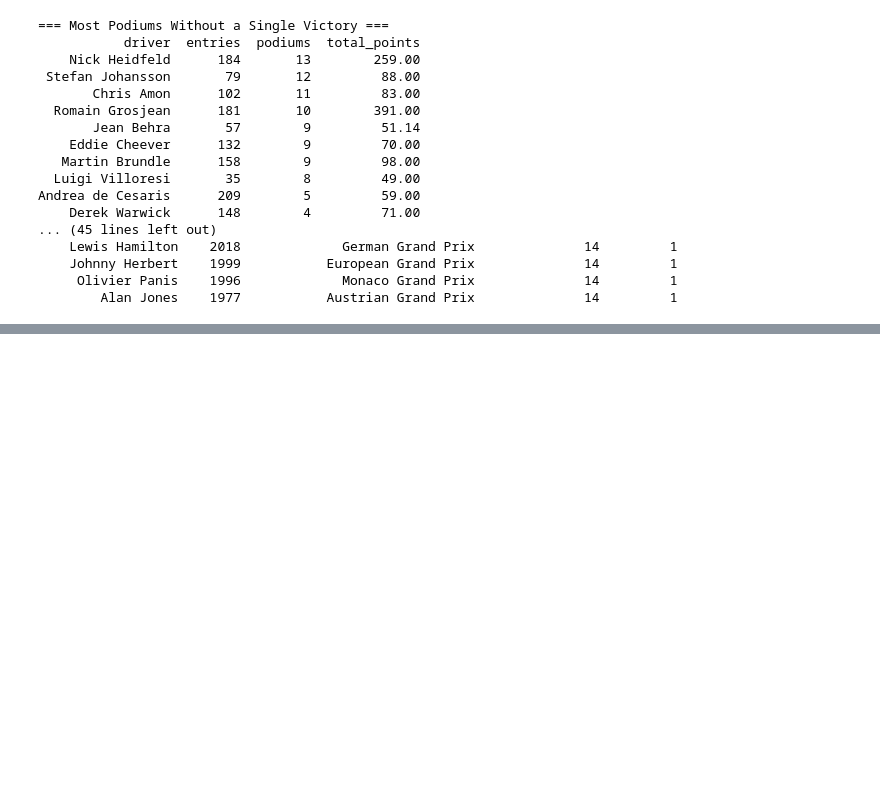
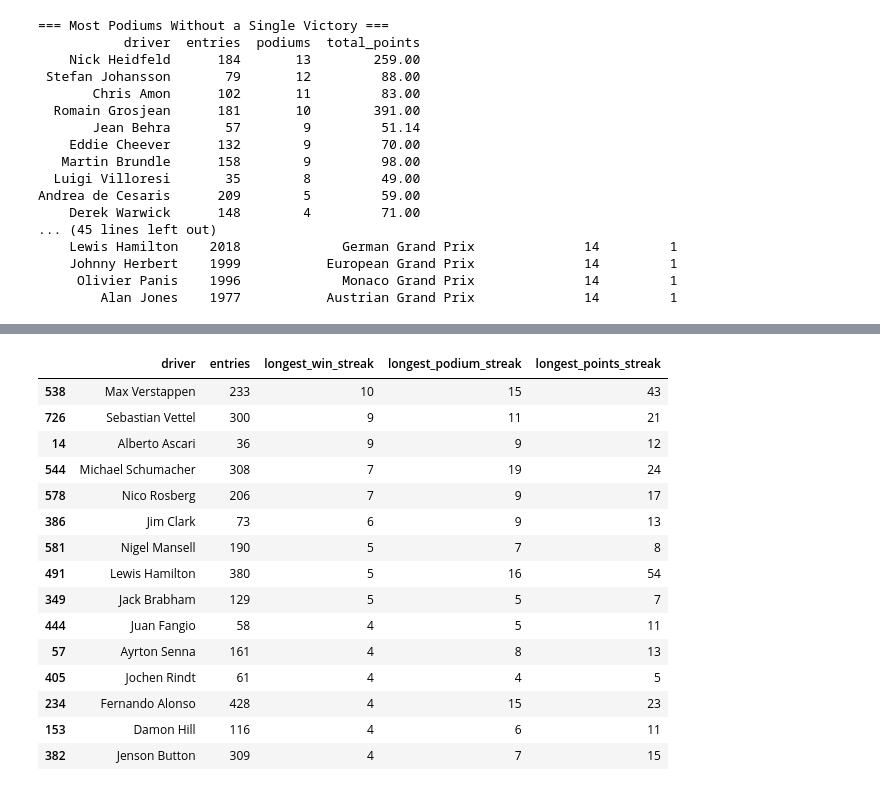
Before and after one commit to MamadouLamineDiamban/f1_data_engine, a Jupyter notebook: notebooks/f1_statistical_analysis.ipynb, the cells around one changed output, grey strips where cells are left out. Saved outputs shown, nothing was run; the diff lists cells and outputs as text; code cells hidden in the pictures; blank space fills up the shorter version.

```diff
--- a/notebooks/f1_statistical_analysis.ipynb
+++ b/notebooks/f1_statistical_analysis.ipynb
@@ -845,0 +850,88 @@ Andrea de Cesaris      209        5         59.00
+# %%
+
+# Sort chronologically
+df_sorted = df.sort_values(['driver_fullname', 'date']).copy()
+
+def longest_streak(series):
+    # Compute the longest consecutive True run in a boolean series
+    max_streak = streak = 0
+    for val in series:
+        if val:
+            streak += 1
+            max_streak = max(max_streak, streak)
+        else:
+            streak = 0
+    return max_streak
+
+# Win streaks
+win_streaks = df_sorted.groupby('driver_fullname')['is_win'].apply(longest_streak).reset_index()
+win_streaks.columns = ['driver', 'longest_win_streak']
+
+# Podium streaks
+pod_streaks = df_sorted.groupby('driver_fullname')['on_podium'].apply(longest_streak).reset_index()
+pod_streaks.columns = ['driver', 'longest_podium_streak']
+
+# Points streaks (top-10)
+pts_streaks = df_sorted.groupby('driver_fullname')['in_points'].apply(longest_streak).reset_index()
+pts_streaks.columns = ['driver', 'longest_points_streak']
+
+# Merge
+all_streaks = win_streaks.merge(pod_streaks, on='driver').merge(pts_streaks, on='driver')
+all_streaks = all_streaks.merge(drv[['driver', 'entries']], on='driver')
+
+# Chart 11a — Longest win streaks
+fig = px.bar(
+    all_streaks.sort_values('longest_win_streak', ascending=False).head(15).sort_values('longest_win_streak'),
+    x='longest_win_streak', y='driver', orientation='h',
+    color='longest_win_streak', color_continuous_scale='Reds',
+    title='Longest Consecutive Win Streaks',
+    labels={'longest_win_streak': 'Consecutive Wins', 'driver': ''}
+)
+fig.update_coloraxes(showscale=False)
+fig.update_layout(height=500)
+fig.show()
+
+# Chart 11b — Longest podium streaks
+fig = px.bar(
+    all_streaks.sort_values('longest_podium_streak', ascending=False).head(15).sort_values('longest_podium_streak'),
+    x='longest_podium_streak', y='driver', orientation='h',
+    color='longest_podium_streak', color_continuous_scale='RdYlGn',
+    title='Longest Consecutive Podium Streaks',
+    labels={'longest_podium_streak': 'Consecutive Podiums', 'driver': ''}
+)
+fig.update_coloraxes(showscale=False)
+fig.update_layout(height=500)
+fig.show()
+
+# Chart 11c — Longest points streaks (top-10 finishes)
+fig = px.bar(
+    all_streaks.sort_values('longest_points_streak', ascending=False).head(15).sort_values('longest_points_streak'),
+    x='longest_points_streak', y='driver', orientation='h',
+    color='longest_points_streak', color_continuous_scale='Blues',
+    title='Longest Consecutive Points Finish Streaks (Top-10)',
+    labels={'longest_points_streak': 'Consecutive Points Finishes', 'driver': ''}
+)
+fig.update_coloraxes(showscale=False)
+fig.update_layout(height=500)
+fig.show()
+
+all_streaks.sort_values('longest_win_streak', ascending=False).head(15)[
+    ['driver', 'entries', 'longest_win_streak', 'longest_podium_streak', 'longest_points_streak']
+]
+# %% [output]
+|  | driver | entries | longest_win_streak | longest_podium_streak | longest_points_streak |
+| 538 | Max Verstappen | 233 | 10 | 15 | 43 |
+| 726 | Sebastian Vettel | 300 | 9 | 11 | 21 |
+| 14 | Alberto Ascari | 36 | 9 | 9 | 12 |
+| 544 | Michael Schumacher | 308 | 7 | 19 | 24 |
+| 578 | Nico Rosberg | 206 | 7 | 9 | 17 |
+| 386 | Jim Clark | 73 | 6 | 9 | 13 |
+| 581 | Nigel Mansell | 190 | 5 | 7 | 8 |
+| 491 | Lewis Hamilton | 380 | 5 | 16 | 54 |
+| 349 | Jack Brabham | 129 | 5 | 5 | 7 |
+| 444 | Juan Fangio | 58 | 4 | 5 | 11 |
+| 57 | Ayrton Senna | 161 | 4 | 8 | 13 |
+| 405 | Jochen Rindt | 61 | 4 | 4 | 5 |
+| 234 | Fernando Alonso | 428 | 4 | 15 | 23 |
+| 153 | Damon Hill | 116 | 4 | 6 | 11 |
+| 382 | Jenson Button | 309 | 4 | 7 | 15 |
```
Also changed, not shown: parts of 9 cells of this notebook, 1 other file.
